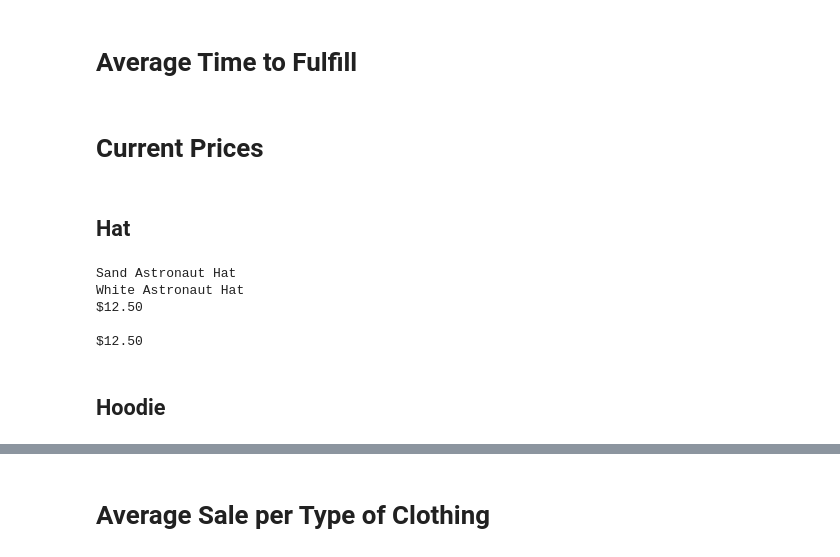
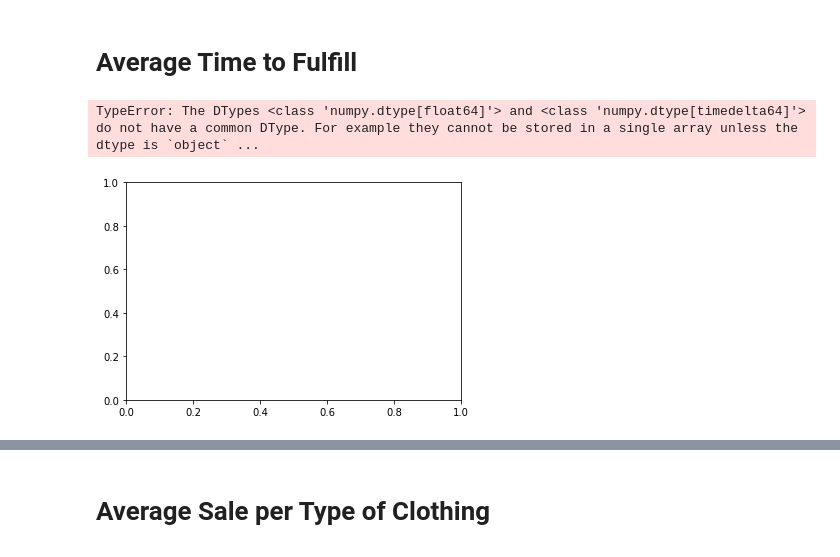
Before and after one commit to ethompson17/Explorer_Analytics, a Jupyter notebook: Explorer Analytics.ipynb, the cells around one changed output, grey strips where cells are left out. Drawn from its saved outputs; the diff is of its cells as text; code cells hidden in the pictures.

```diff
--- a/Explorer Analytics.ipynb
+++ b/Explorer Analytics.ipynb
@@ -165,33 +177,16 @@ newdf.groupby('Day').describe()
 # %% [markdown]
 # Average Time to Fulfill
 # %%
-timetofulfill = (pd.to_datetime(newdf['Fulfilled at'])-pd.to_datetime(newdf['Created at'])).dropna()
+newdf['Fulfilled at'] = pd.to_datetime(newdf['Fulfilled at'], utc = True)
+newdf['Created at'] = pd.to_datetime(newdf['Created at'], utc = True)
 
-timetofulfill.describe()
+newdf['timetofulfill'] = ((newdf['Fulfilled at']) - (newdf['Created at']))
+
+timetofulfill = newdf['timetofulfill'].dropna()
+
+timetofulfill.reset_index(drop = True, inplace = True)
+
+plt.hist(timetofulfill)
+# %% [output]
+TypeError: The DTypes <class 'numpy.dtype[float64]'> and <class 'numpy.dtype[timedelta64]'> do not have a common DType. For example they cannot be stored in a single array unless the dtype is `object` ...
+[figure, added]
-# %% [markdown]
-# Current Prices
-# %% [markdown]
-## Hat
-# %%
-from bs4 import BeautifulSoup
-import requests
-
-url = 'https://explorerclothing.shop/collections/spring-collection'
-page = requests.get(url)
-soup = BeautifulSoup(page.content, 'html.parser')
-itemname = soup.find_all('div', class_ = 'h4 grid-view-item__title product-card__title')
-prices = soup.find_all('span', class_ = 'price-item price-item--regular')
-
-for name in itemname:
-    print(name.text)
-
-for price in prices:
-  print(price.text)
-# %% [output]
-Sand Astronaut Hat
-White Astronaut Hat
-$12.50
-
-$12.50
-# %% [markdown]
-## Hoodie
```
Also changed, not shown: parts of 8 cells of this notebook.
